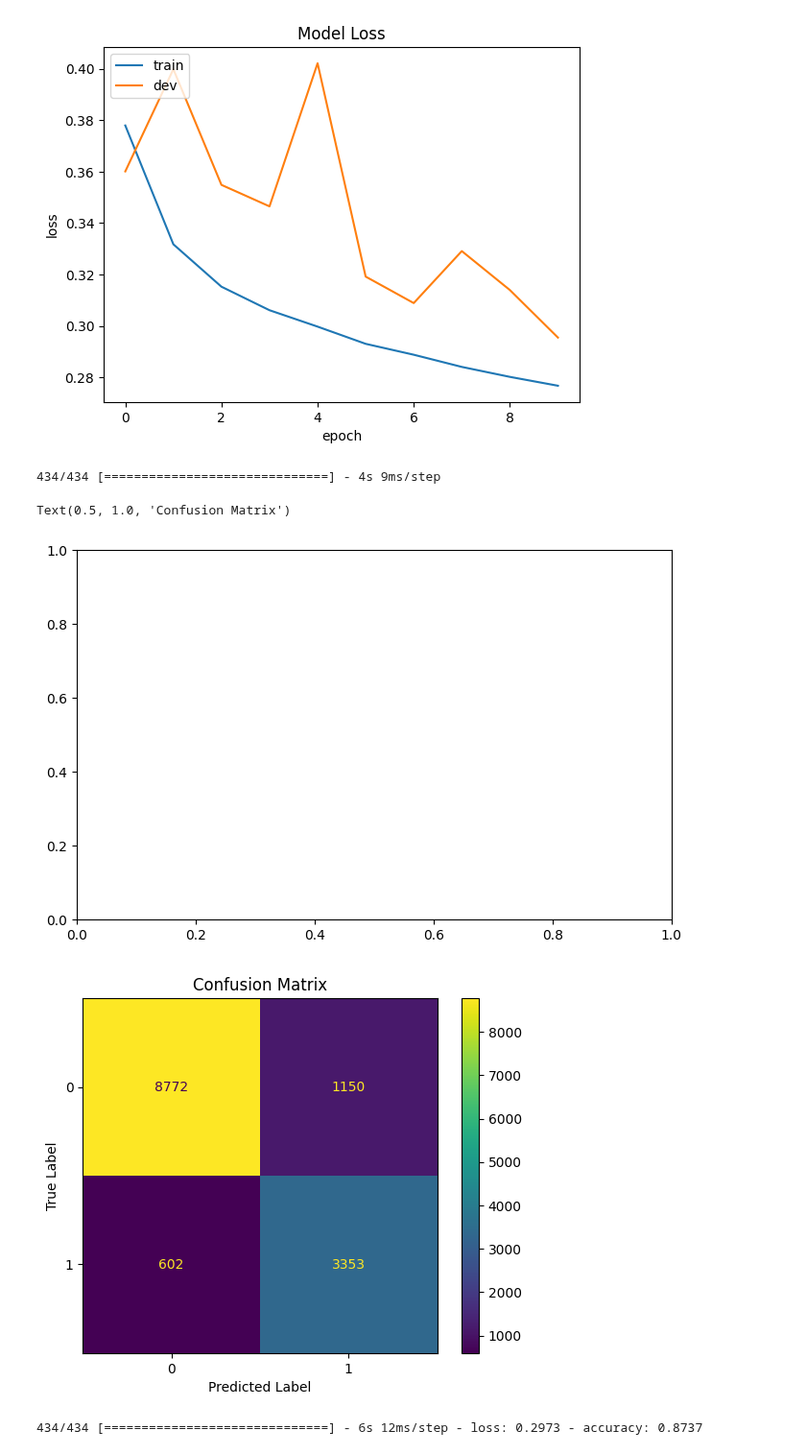
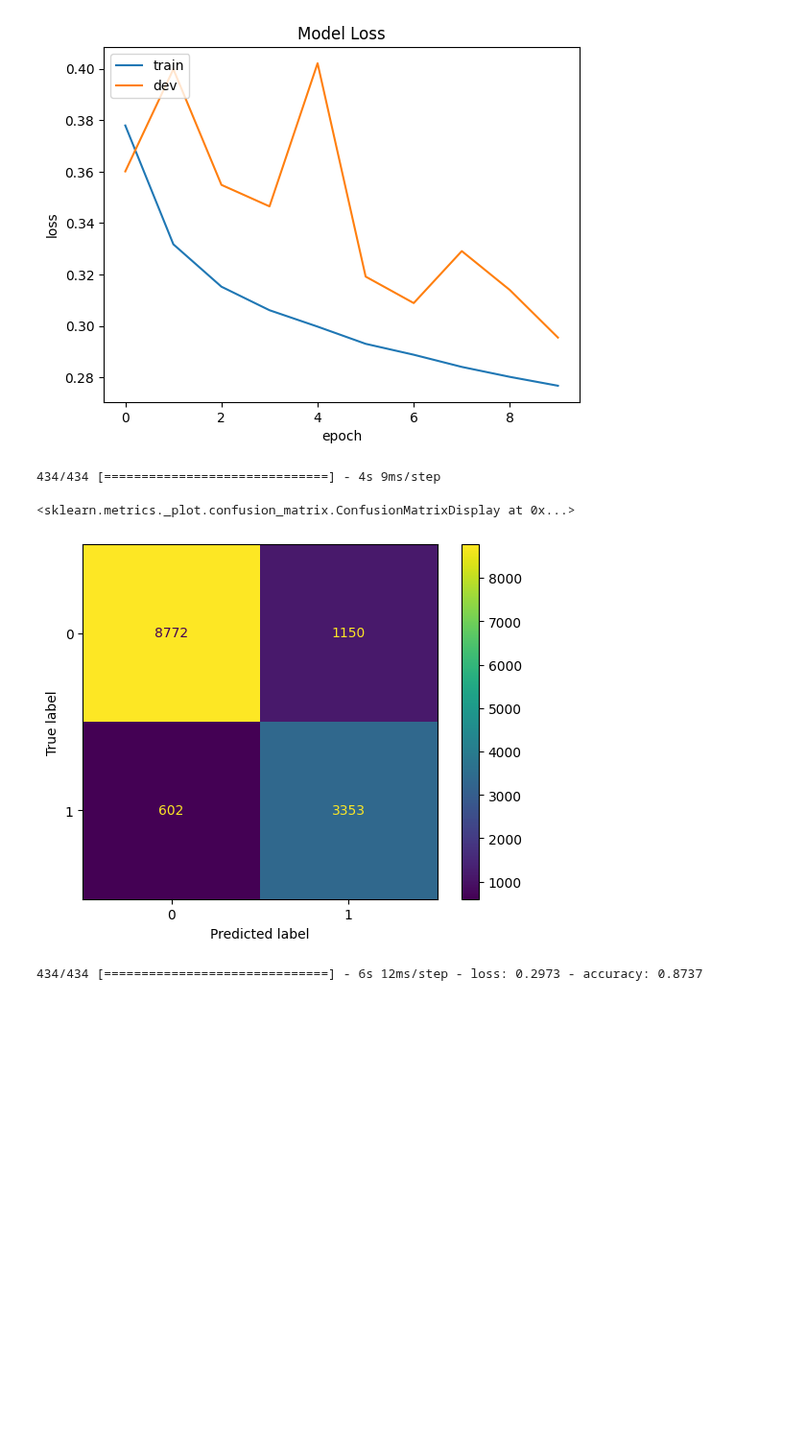
Before and after one commit to adagio7/Breast-Histopathology-Classification, a Jupyter notebook: notebook.ipynb, the cells around one changed output. Shown at 96% size. Drawn from its saved outputs; the diff is of its cells as text; code cells hidden in the pictures; blank space fills up the shorter version.

```diff
--- a/notebook.ipynb
+++ b/notebook.ipynb
@@ -241,22 +241,16 @@ plt.show()
 # %%
 Y_pred = model.predict(X_test)
 Y_pred_classes = np.argmax(Y_pred,axis = 1)
 Y_true = np.argmax(Y_test,axis = 1)
 
 confusion_mtx = confusion_matrix(Y_true, Y_pred_classes)
-f,ax = plt.subplots(figsize=(8,5))
-
 disp = ConfusionMatrixDisplay(confusion_mtx)
 
 disp.plot()
-plt.xlabel("Predicted Label")
-plt.ylabel("True Label")
-plt.title("Confusion Matrix")
 # %% [output]
 434/434 [==============================] - 4s 9ms/step
-Text(0.5, 1.0, 'Confusion Matrix')
+<sklearn.metrics._plot.confusion_matrix.ConfusionMatrixDisplay at 0x...>
-[figure, old version]
+[figure, new version]
-[figure, removed]
 # %%
 model.evaluate(X_test,Y_test)
 # %% [output]
```
